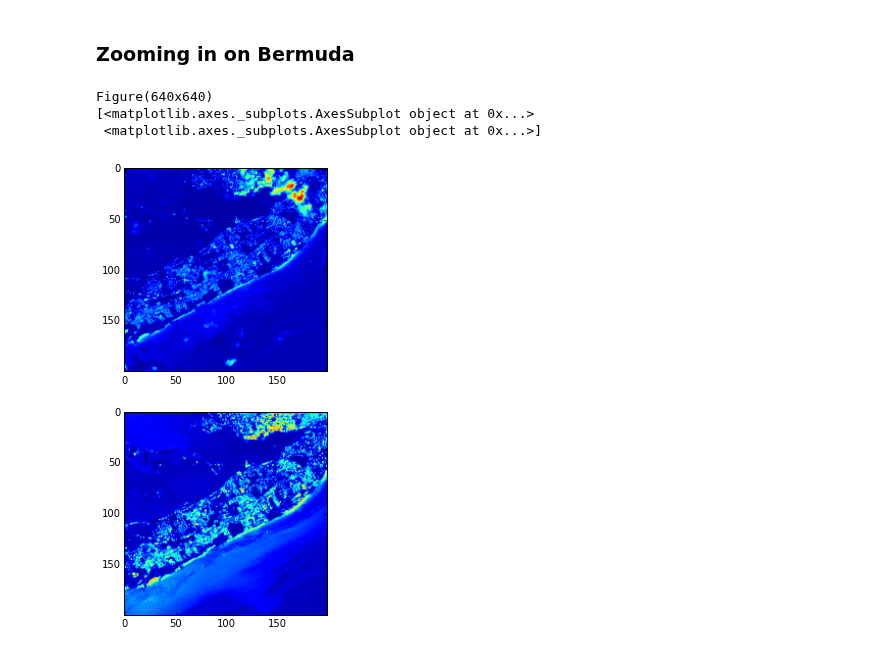
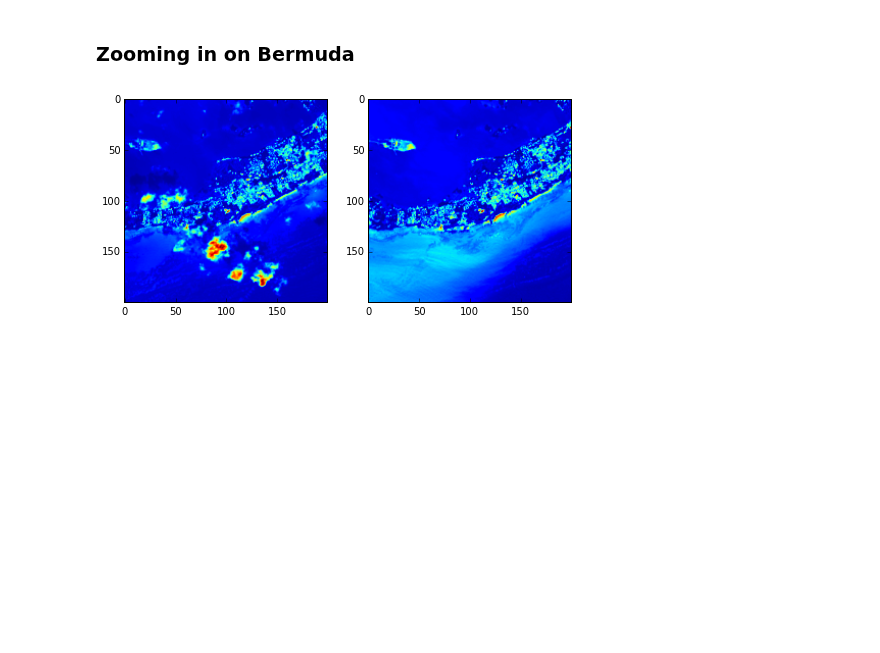
Before and after one commit to peakrisk/peakrisk, a Jupyter notebook: posts/satellite-data-for-fay-and-gonzalo.ipynb, the cells around one changed output. Cells and saved outputs as stored; diff of their text form; code cells hidden in the pictures; blank space fills up the shorter version.

```diff
--- a/posts/satellite-data-for-fay-and-gonzalo.ipynb
+++ b/posts/satellite-data-for-fay-and-gonzalo.ipynb
@@ -166,21 +166,18 @@ def plot_image(infile, box=None, axes=None):
 # %%
 # plotting images either side of the hurricane
 
-fig, axes = pyplot.subplots(2, 1, figsize=(8,8))
-
-print(fig)
-print(axes)
-
+fig, axes = pyplot.subplots(1, 2, figsize=(8,8))
 
 #pyplot.subplot(1,2,1)
+x = 2
+a = 1950
+b = 4400
+box = (a, a + 200, b, b + 200)
 infile = '../data/LC80060382014275LGN00_B%d.TIF' % x
-plot_image(infile, box=(1900, 2100, 4500, 4700), axes=axes[0])
+plot_image(infile, box=box, axes=axes[0])
 
 #pyplot.subplot(1,2,2)
 infile = '../data/LC80060382014307LGN00_B%d.TIF' % x
-plot_image(infile, box=(1900, 2100, 4500, 4700), axes=axes[1])
+plot_image(infile, box=box, axes=axes[1])
 # %% [output]
-Figure(640x640)
-[<matplotlib.axes._subplots.AxesSubplot object at 0x...>
- <matplotlib.axes._subplots.AxesSubplot object at 0x...>]
-[figure, old version]
+[figure, new version]
```
Also changed, not shown: 20 other files.
